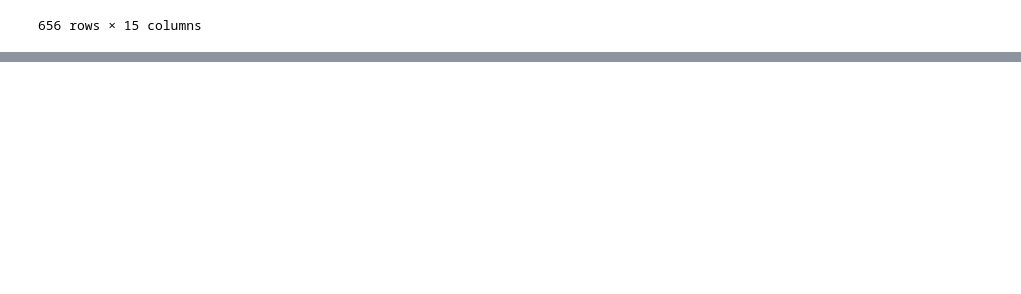
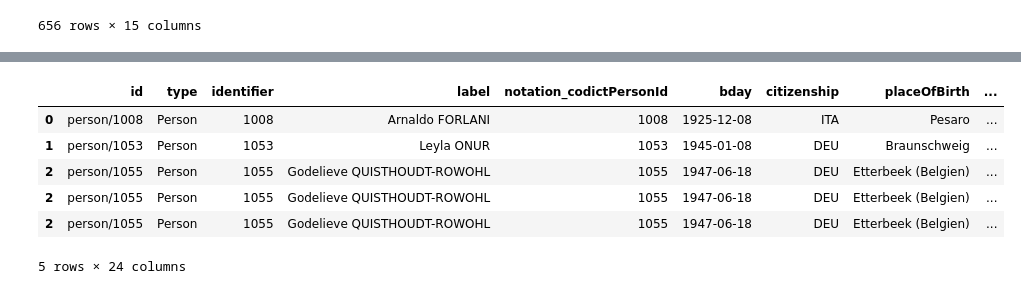
Before and after one commit to derkleinejakob/dataliteracy25, a Jupyter notebook: party_mappings.ipynb, the cells around one changed output, grey strips where cells are left out. Cells and saved outputs as stored; diff of their text form; code cells hidden in the pictures; blank space fills up the shorter version.

```diff
--- a/party_mappings.ipynb
+++ b/party_mappings.ipynb
@@ -347,0 +297,10 @@ parties_df[parties_df['classification'] == 'NATIONAL_POLITICAL_GROUP'].to_parque
+# %%
+exploded_party_affiliation.head()
+# %% [output]
+|  | id | type | identifier | label | notation_codictPersonId | bday | citizenship | placeOfBirth | ... |
+| 0 | person/1008 | Person | 1008 | Arnaldo FORLANI | 1008 | 1925-12-08 | ITA | Pesaro | ... |
+| 1 | person/1053 | Person | 1053 | Leyla ONUR | 1053 | 1945-01-08 | DEU | Braunschweig | ... |
+| 2 | person/1055 | Person | 1055 | Godelieve QUISTHOUDT-ROWOHL | 1055 | 1947-06-18 | DEU | Etterbeek (Belgien) | ... |
+| 2 | person/1055 | Person | 1055 | Godelieve QUISTHOUDT-ROWOHL | 1055 | 1947-06-18 | DEU | Etterbeek (Belgien) | ... |
+| 2 | person/1055 | Person | 1055 | Godelieve QUISTHOUDT-ROWOHL | 1055 | 1947-06-18 | DEU | Etterbeek (Belgien) | ... |
+5 rows × 24 columns
```
Also changed, not shown: parts of 30 cells of this notebook, 5 other files.
